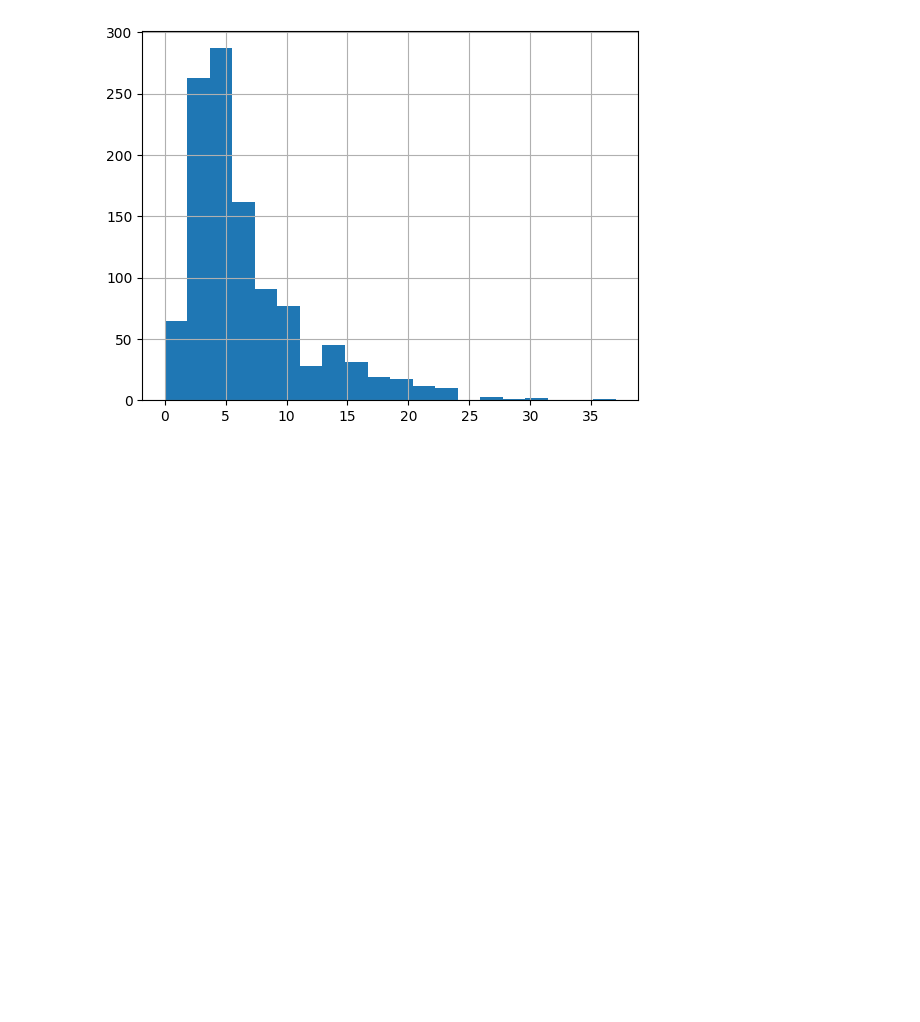
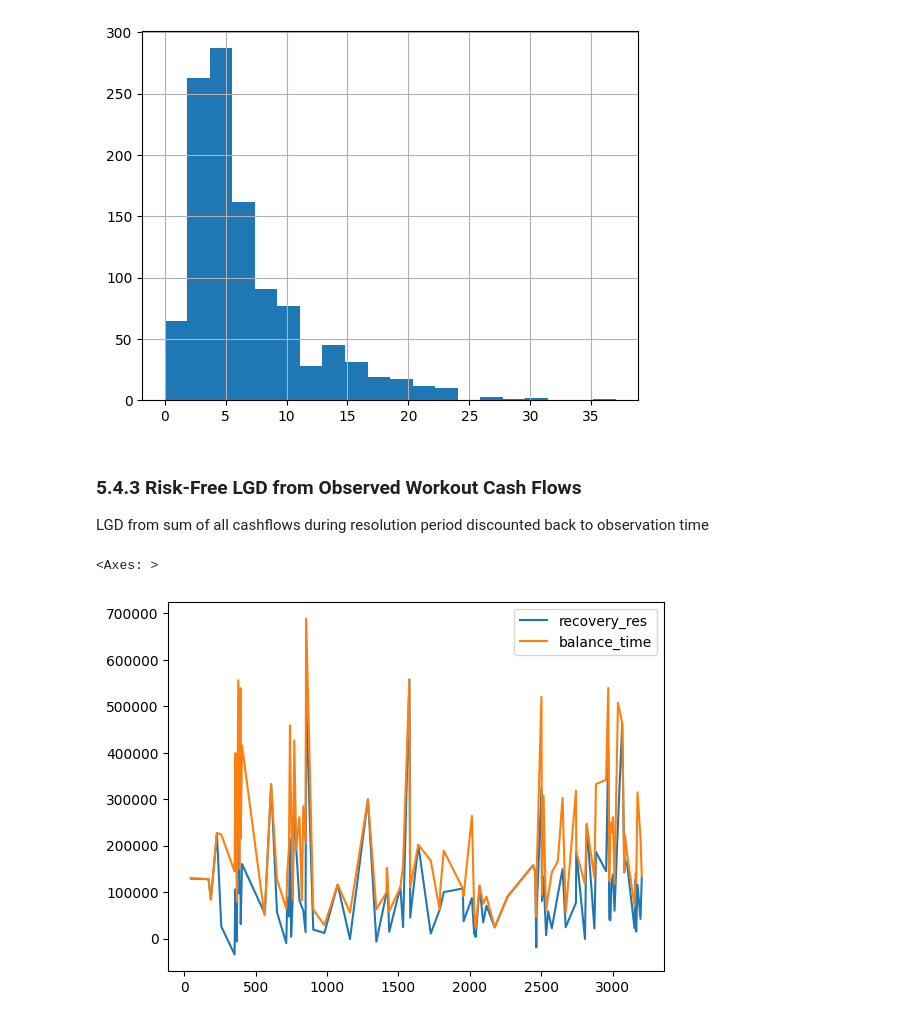
Before and after one commit to Eakkarat-Patt/deep_credit_risk, a Jupyter notebook: 5.4_lgd_engineering.ipynb, the cells around one changed output. Drawn from its saved outputs; the diff is of its cells as text; code cells hidden in the pictures; blank space fills up the shorter version.

```diff
--- a/5.4_lgd_engineering.ipynb
+++ b/5.4_lgd_engineering.ipynb
@@ -28,3 +28,11 @@ data_default.loc[:, 'res_period'].hist(bins=20)
 # %% [output]
 <Axes: >
 [figure]
+# %% [markdown]
+### 5.4.3 Risk-Free LGD from Observed Workout Cash Flows
+LGD from sum of all cashflows during resolution period discounted back to observation time
+# %%
+data_default.loc[:, ['recovery_res', 'balance_time']].iloc[:100, :].plot()
+# %% [output]
+<Axes: >
+[figure, added]
```
Also changed, not shown: parts of 9 cells of this notebook, 3 other files.
